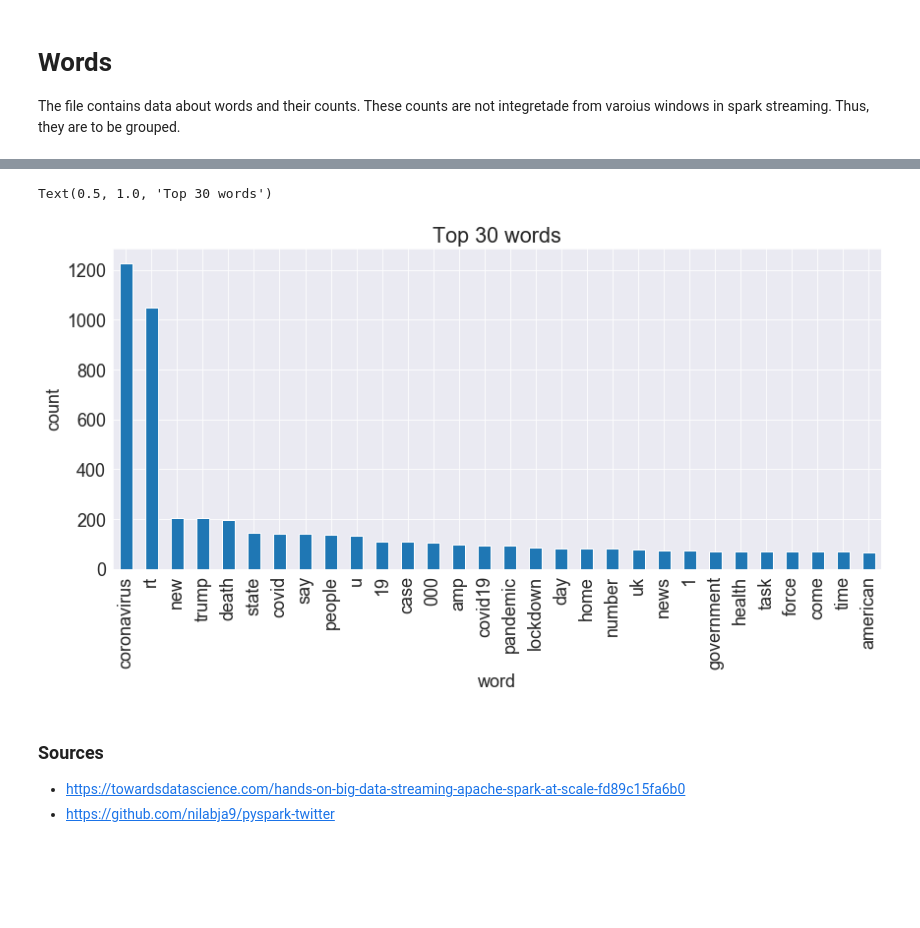
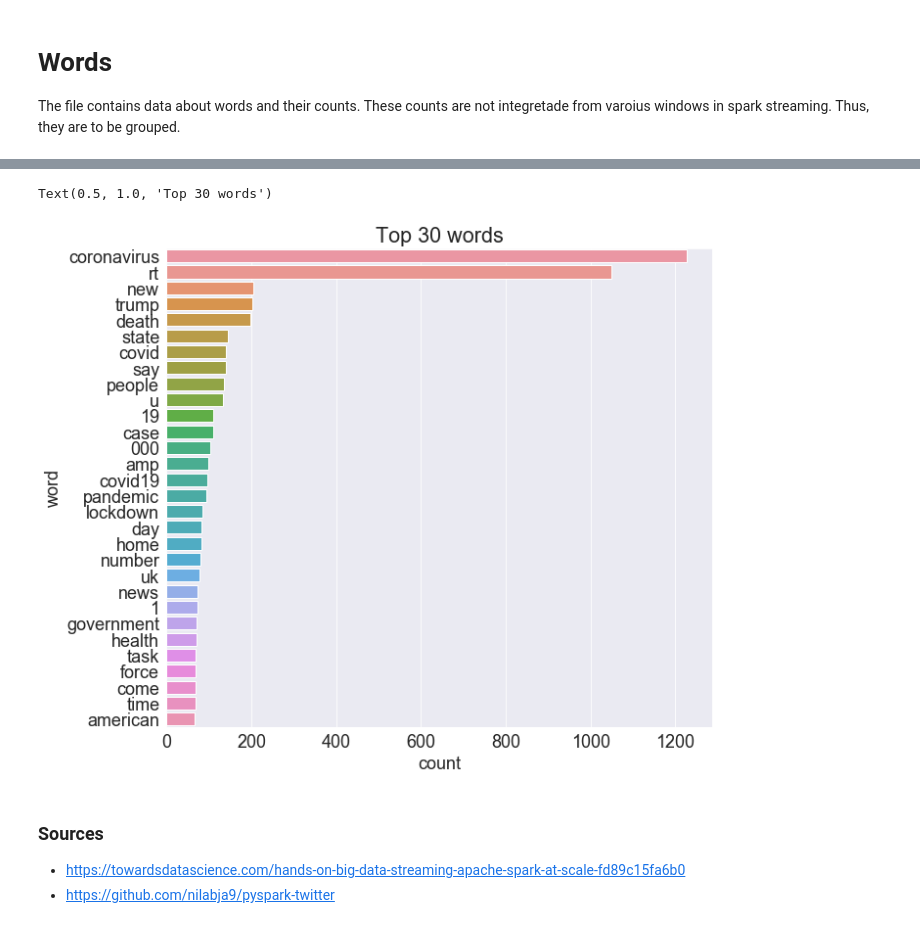
Before and after one commit to wojtek11530/Introduction-to-Big-Data-Analytics, a Jupyter notebook: list_4/BD_list_4_analyzis_and_visualization.ipynb, the cells around one changed output, grey strips where cells are left out. Cells and saved outputs as stored; diff of their text form; code cells hidden in the pictures; blank space fills up the shorter version.

```diff
--- a/list_4/BD_list_4_analyzis_and_visualization.ipynb
+++ b/list_4/BD_list_4_analyzis_and_visualization.ipynb
@@ -138,10 +135,10 @@ top_words_df
-# %%
-top_words_df['count'].plot.bar(figsize=(14, 6))
-plt.ylabel('count')
-plt.title('Top ' + str(top_words_num) + ' words')
-# %% [output]
-Text(0.5, 1.0, 'Top 30 words')
-[figure, removed]
+# %%
+plt.figure( figsize = ( 10, 9 ) )
+sns.barplot( x="count", y="word", data=top_words_df)
+plt.title('Top ' + str(top_words_num) + ' words')
+# %% [output]
+Text(0.5, 1.0, 'Top 30 words')
+[figure, added]
 # %% [markdown]
 ### Sources
 - https://towardsdatascience.com/hands-on-big-data-streaming-apache-spark-at-scale-fd89c15fa6b0
```
Also changed, not shown: parts of 4 cells of this notebook, 1 other file.
